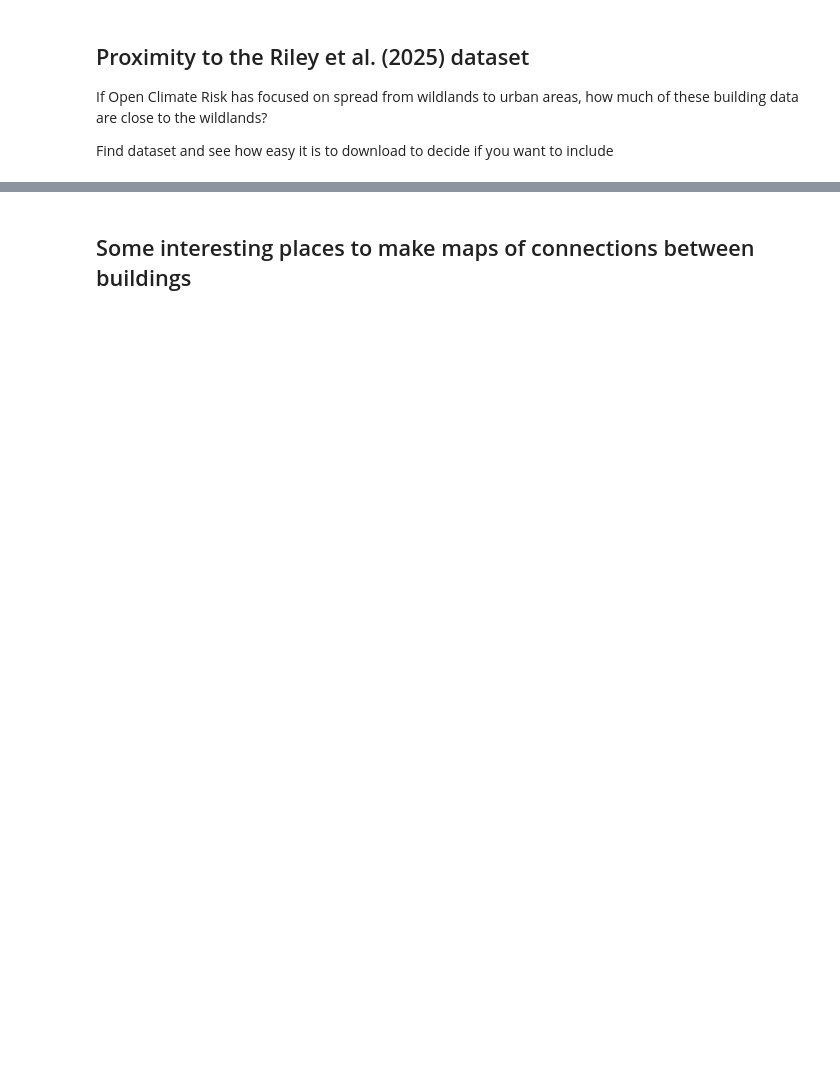
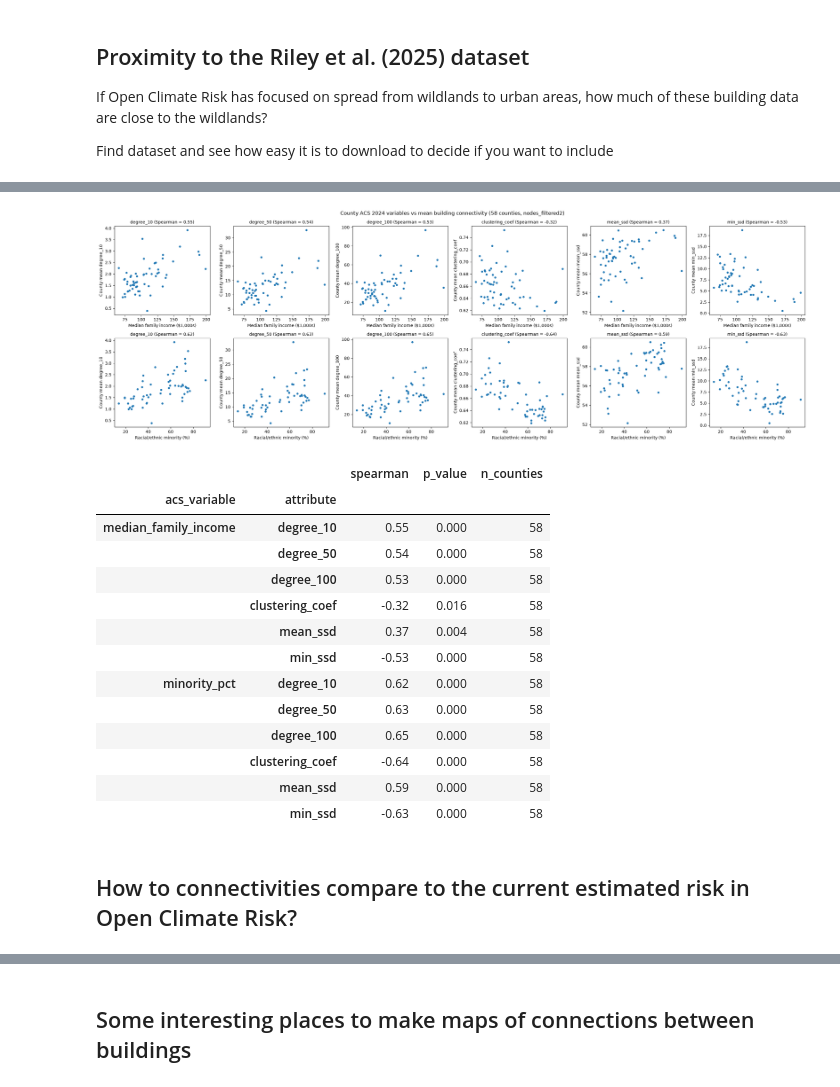
Before and after one commit to k-wheeler/FireAndStructure, a Jupyter notebook: Data_Exploration.ipynb, the cells around one changed output, grey strips where cells are left out. Cells and saved outputs as stored; diff of their text form; code cells hidden in the pictures; blank space fills up the shorter version.

```diff
--- a/Data_Exploration.ipynb
+++ b/Data_Exploration.ipynb
@@ -534,0 +876,67 @@ Need to figure out what counties to focus on
+# %%
+#Correlations between county median family income / minority percentage and building connectivity (nodes_filtered2)
+
+connectivity_cols = list(HIST_SETTINGS) #The attributes plotted in the summarize_nodes histograms
+#ACS variable: (x-axis label, scale for plotting). Income is plotted in thousands so the tick labels fit
+acs_cols = {
+    "median_family_income": ("Median family income ($1,000s)", 1 / 1000),
+    "minority_pct": ("Racial/ethnic minority (%)", 1),
+}
+
+#Mean of each connectivity attribute per county, for buildings outside the risk area with < 10% tree cover
+county_connectivity = nodes_filtered2.groupby("county_fips")[connectivity_cols].mean()
+county_connectivity["n_buildings"] = nodes_filtered2.groupby("county_fips").size()
+county_acs = (
+    counties[["county_fips", "county"]]
+    .merge(county_connectivity.reset_index(), on="county_fips")
+    .merge(acs, on="county_fips")
+)
+
+#Spearman (rank) correlation across counties, one per ACS variable and connectivity attribute
+rows = []
+for acs_col in acs_cols:
+    for col in connectivity_cols:
+        valid = county_acs[[acs_col, col]].dropna()
+        rho, p = spearmanr(valid[acs_col], valid[col])
+        rows.append({"acs_variable": acs_col, "attribute": col, "spearman": rho, "p_value": p, "n_counties": len(valid)})
+acs_correlations = pd.DataFrame(rows).set_index(["acs_variable", "attribute"])
+
+#Scatter plots: one row per ACS variable, one column per connectivity attribute
+fig, axes = plt.subplots(len(acs_cols), len(connectivity_cols), figsize=(4 * len(connectivity_cols), 4 * len(acs_cols)))
+for row_axes, (acs_col, (acs_label, scale)) in zip(axes, acs_cols.items()):
+    for ax, col in zip(row_axes, connectivity_cols):
+        ax.scatter(county_acs[acs_col] * scale, county_acs[col], s=15)
+        rho = acs_correlations.loc[(acs_col, col), "spearman"]
+        ax.set_title(f"{col} (Spearman = {rho:.2f})", fontsize=10)
+        ax.set_xlabel(acs_label)
+        ax.set_ylabel(f"County mean {col}")
+fig.suptitle(f"County ACS {acs_year} variables vs mean building connectivity ({len(county_acs)} counties, nodes_filtered2)")
+plt.tight_layout()
+plt.show()
+
+acs_correlations.style.format({"spearman": "{:.2f}", "p_value": "{:.3f}"})
+
+#There appears to be significant correlations between median family income and the degree_* attributes at the county level.
+#This is probably because cities are expensive to live in
+#There is also some sort of positive correlation between degree_* and racial minority percent.
+#This is also probably because racial minorities might be more likely to live in cities.
+#If I really wanted to look at socioeconomic differences between connectivity of structures, I'd need to do it at a finer scale and
+#control for more variables like city vs non-city.
+# %% [output]
+[figure, added]
+|  |  | spearman | p_value | n_counties |
+| acs_variable | attribute |  |  |  |
+| median_family_income | degree_10 | 0.55 | 0.000 | 58 |
+|  | degree_50 | 0.54 | 0.000 | 58 |
+|  | degree_100 | 0.53 | 0.000 | 58 |
+|  | clustering_coef | -0.32 | 0.016 | 58 |
+|  | mean_ssd | 0.37 | 0.004 | 58 |
+|  | min_ssd | -0.53 | 0.000 | 58 |
+| minority_pct | degree_10 | 0.62 | 0.000 | 58 |
+|  | degree_50 | 0.63 | 0.000 | 58 |
+|  | degree_100 | 0.65 | 0.000 | 58 |
+|  | clustering_coef | -0.64 | 0.000 | 58 |
+|  | mean_ssd | 0.59 | 0.000 | 58 |
+|  | min_ssd | -0.63 | 0.000 | 58 |
+# %% [markdown]
+## How to connectivities compare to the current estimated risk in Open Climate Risk?
```
Also changed, not shown: parts of 25 cells of this notebook, 2 other files.
